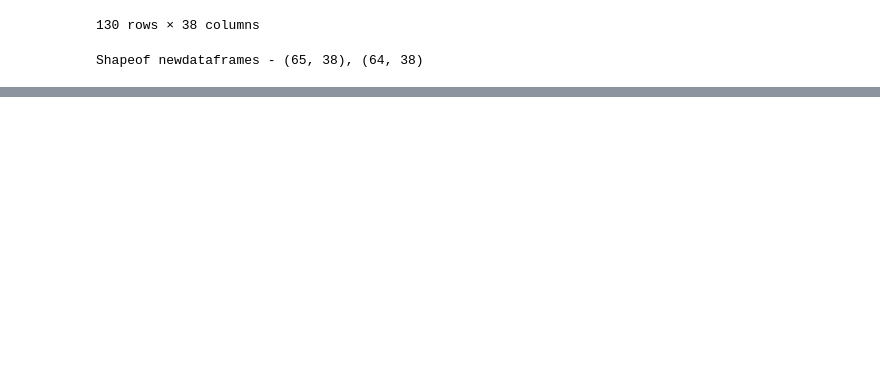
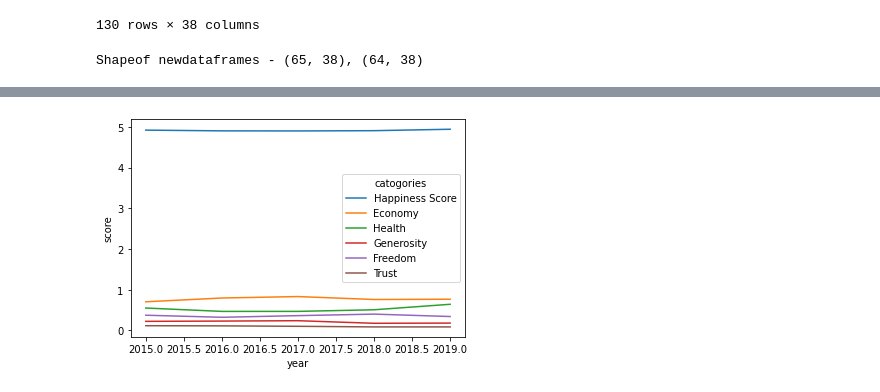
Before and after one commit to RachelNewberry/World_Happeniess_Project_1, a Jupyter notebook: world_happiness_versus_economic_freedom .ipynb, the cells around one changed output, grey strips where cells are left out. Saved outputs shown, nothing was run; the diff lists cells and outputs as text; code cells hidden in the pictures; blank space fills up the shorter version.

```diff
--- a/world_happiness_versus_economic_freedom .ipynb
+++ b/world_happiness_versus_economic_freedom .ipynb
@@ -359,0 +462,8 @@ Shapeof newdataframes - (65, 38), (64, 38)
+# %%
+low_df_line=pd.DataFrame()
+for col in columns_needed:
+    try:
+        low_df_line[col]  = low_df.loc[:,(low_df.columns.str.match(col))&~(low_df.columns.str.contains("avg"))].mean(axis=0).values
+    except:
+        print(col)
+low_df_line["year"]=range(2015,2020)
@@ -359,0 +479,3 @@ Shapeof newdataframes - (65, 38), (64, 38)
+# %%
+low_df_line=pd.melt(low_df_line,id_vars=["year"],value_vars=low_df_line.columns[low_df_line.columns!="year"],var_name="catogories",value_name="score")
+low_df_line
@@ -359,0 +500,5 @@ Shapeof newdataframes - (65, 38), (64, 38)
+# %%
+sns.lineplot(data=low_df_line,x="year",y="score",hue="catogories")
+plt.savefig("data/lower_line_plot.png")
+# %% [output]
+[figure, added]
```
Also changed, not shown: parts of 12 cells of this notebook, 2 other files.
